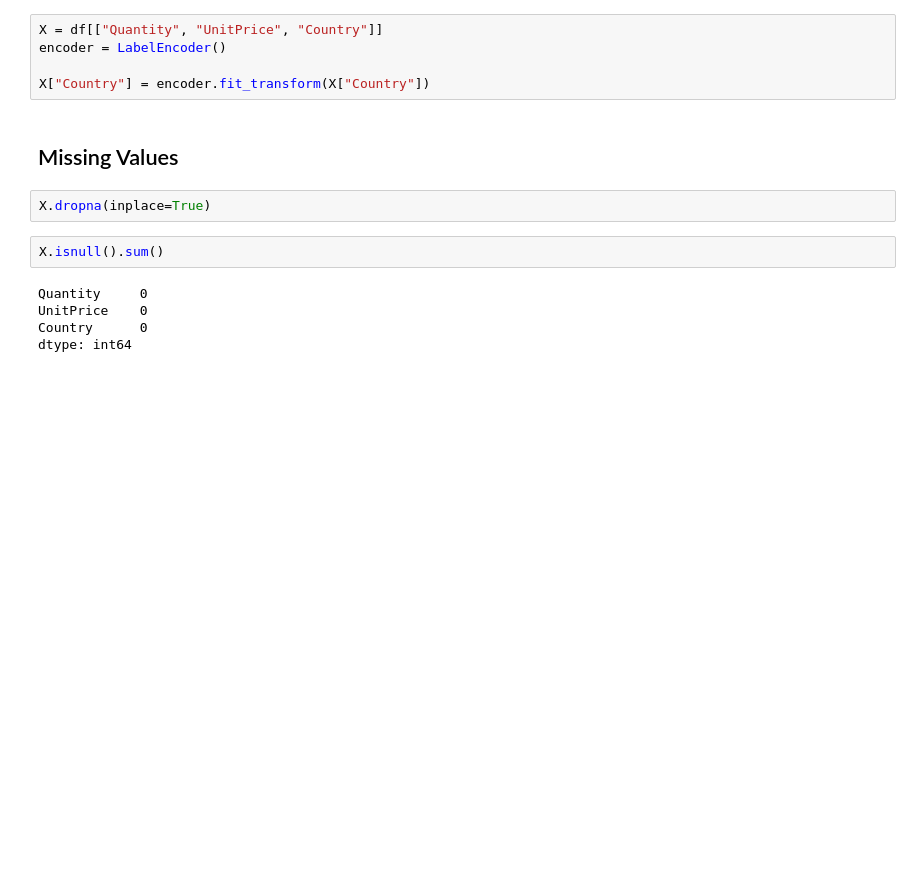
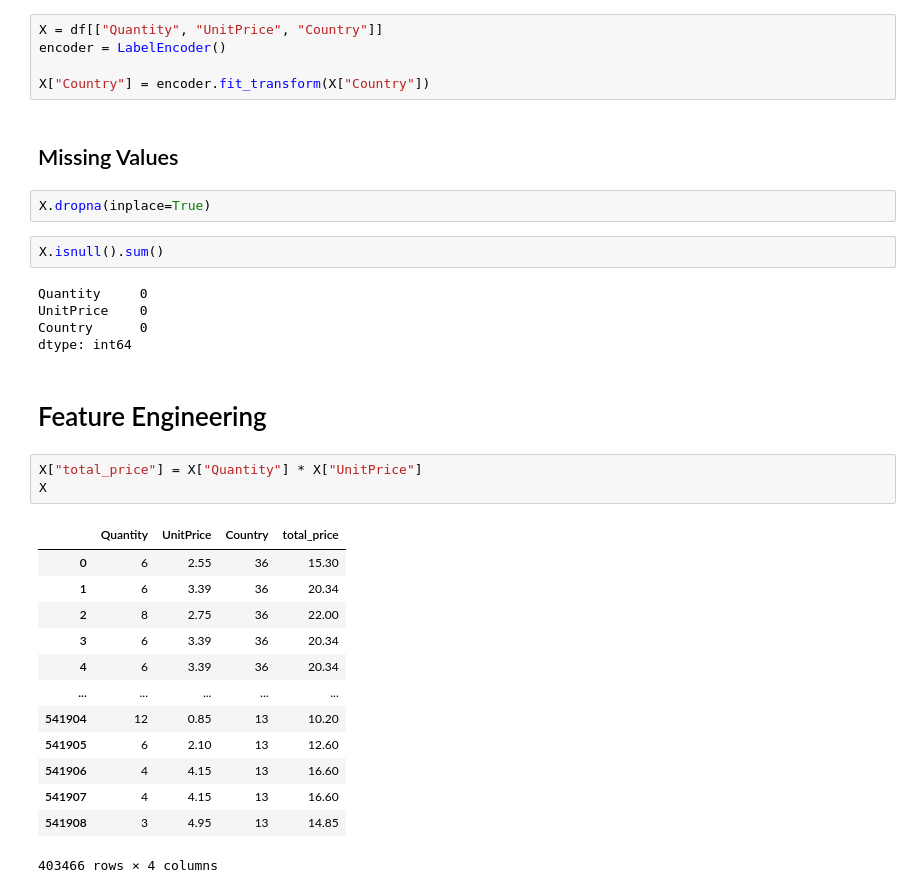
Before and after one commit to aliasgharmirhshai/Customer_Segmentation_Clustering, a Jupyter notebook: notebooks/main.ipynb, the cells around one changed output. Drawn from its saved outputs; the diff is of its cells as text; blank space fills up the shorter version.

```diff
--- a/notebooks/main.ipynb
+++ b/notebooks/main.ipynb
@@ -203,3 +203,22 @@ Quantity     0
 UnitPrice    0
 Country      0
 dtype: int64
+# %% [markdown]
+# Feature Engineering
+# %%
+X["total_price"] = X["Quantity"] * X["UnitPrice"]
+X
+# %% [output]
+|  | Quantity | UnitPrice | Country | total_price |
+| 0 | 6 | 2.55 | 36 | 15.30 |
+| 1 | 6 | 3.39 | 36 | 20.34 |
+| 2 | 8 | 2.75 | 36 | 22.00 |
+| 3 | 6 | 3.39 | 36 | 20.34 |
+| 4 | 6 | 3.39 | 36 | 20.34 |
+| ... | ... | ... | ... | ... |
+| 541904 | 12 | 0.85 | 13 | 10.20 |
+| 541905 | 6 | 2.10 | 13 | 12.60 |
+| 541906 | 4 | 4.15 | 13 | 16.60 |
+| 541907 | 4 | 4.15 | 13 | 16.60 |
+| 541908 | 3 | 4.95 | 13 | 14.85 |
+403466 rows × 4 columns
```
Also changed, not shown: parts of 5 cells of this notebook.
